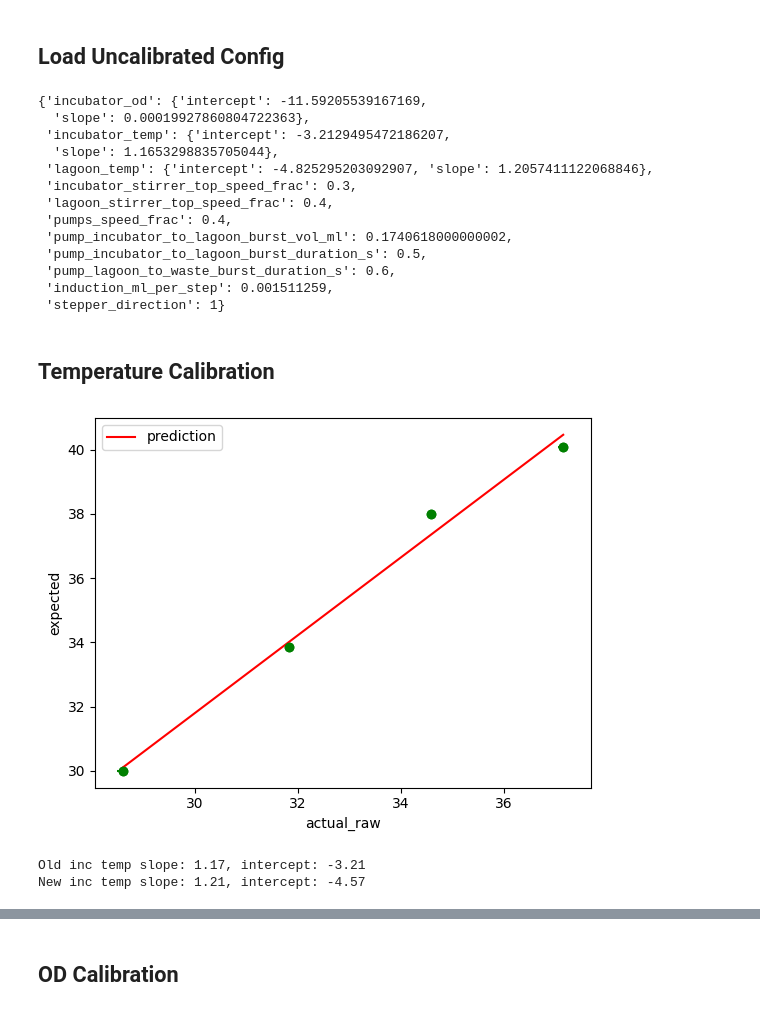
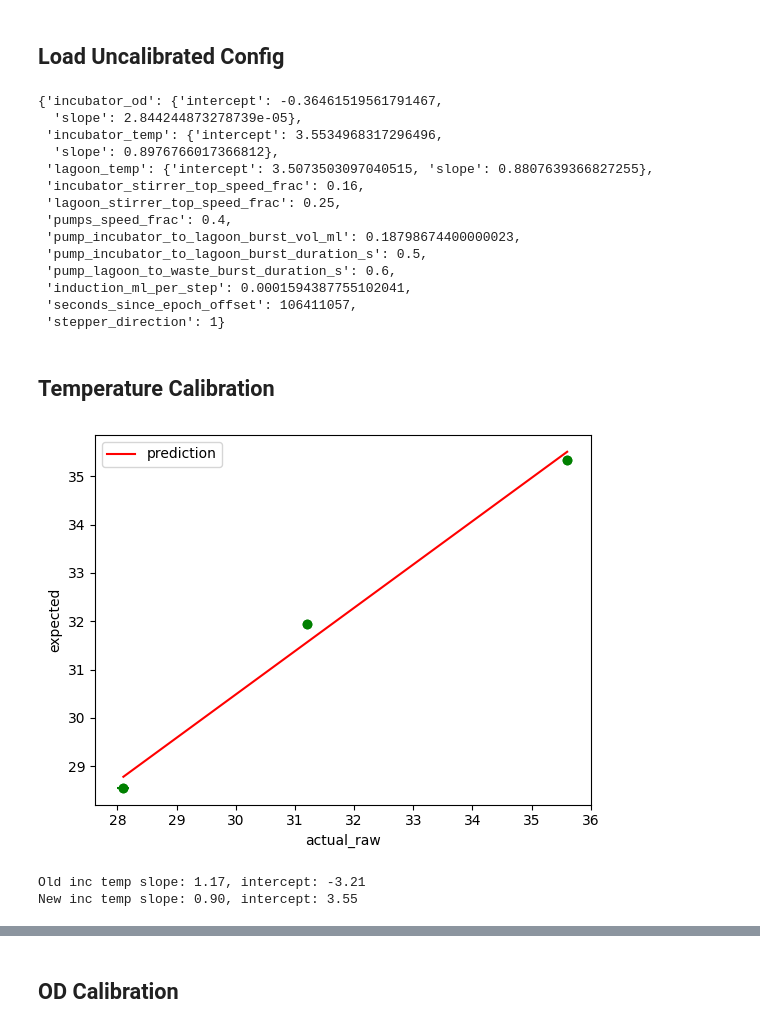
Before and after one commit to Schwank-Lab/evoflow-reactor, a Jupyter notebook: calibration/calibration.ipynb, the cells around one changed output, grey strips where cells are left out. Cells and saved outputs as stored; diff of their text form; code cells hidden in the pictures.

```diff
--- a/calibration/calibration.ipynb
+++ b/calibration/calibration.ipynb
@@ -5,7 +5,7 @@ from pathlib import Path
 import json
 import pandas as pd
 
-DATA_FOLDER = Path('../experiments/20240730_bravo')
+DATA_FOLDER = Path('../experiments/20240813_champ')
 
 with open(DATA_FOLDER / 'old_reactor_config.json') as f:
     cfg = json.load(f)
@@ -20,18 +20,19 @@ inc_stirrer_top_speed_frac = cfg['incubator_stirrer_top_speed_frac']
 stepper_rotation_direction = cfg['stepper_direction']
 cfg
 # %% [output]
-{'incubator_od': {'intercept': -11.59205539167169,
-  'slope': 0.00019927860804722363},
- 'incubator_temp': {'intercept': -3.2129495472186207,
-  'slope': 1.1653298835705044},
- 'lagoon_temp': {'intercept': -4.825295203092907, 'slope': 1.2057411122068846},
- 'incubator_stirrer_top_speed_frac': 0.3,
- 'lagoon_stirrer_top_speed_frac': 0.4,
+{'incubator_od': {'intercept': -0.36461519561791467,
+  'slope': 2.844244873278739e-05},
+ 'incubator_temp': {'intercept': 3.5534968317296496,
+  'slope': 0.8976766017366812},
+ 'lagoon_temp': {'intercept': 3.5073503097040515, 'slope': 0.8807639366827255},
+ 'incubator_stirrer_top_speed_frac': 0.16,
+ 'lagoon_stirrer_top_speed_frac': 0.25,
  'pumps_speed_frac': 0.4,
- 'pump_incubator_to_lagoon_burst_vol_ml': 0.1740618000000002,
+ 'pump_incubator_to_lagoon_burst_vol_ml': 0.18798674400000023,
  'pump_incubator_to_lagoon_burst_duration_s': 0.5,
  'pump_lagoon_to_waste_burst_duration_s': 0.6,
- 'induction_ml_per_step': 0.001511259,
+ 'induction_ml_per_step': 0.0001594387755102041,
+ 'seconds_since_epoch_offset': 106411057,
  'stepper_direction': 1}
 # %%
 from sklearn.linear_model import LinearRegression
@@ -61,15 +62,12 @@ def linear_fit_1d(df, x, y, show_plot=True, x_std=None, y_std=None):
 # %% [markdown]
 ## Temperature Calibration
 # %%
-
-
-
-inc_temp = pd.DataFrame({'expected': [30.0, 33.86, 38, 40.07], 'actual_raw': [28.6, 31.83, 34.59, 37.15], 'actual_std': [0.1, 0.04, 0.02, 0.1]})
+inc_temp = pd.DataFrame({'expected': [28.55, 31.95, 35.35], 'actual_raw': [28.1, 31.2, 35.6], 'actual_std': [0.1, 0.04, 0.02]})
 inc_temp_slope, inc_temp_intercept = linear_fit_1d(inc_temp, x='actual_raw', y='expected', x_std='actual_std')
 print(f'Old inc temp slope: {cfg["incubator_temp"]["slope"]:.2f}, intercept: {cfg["incubator_temp"]["intercept"]:.2f}')
 print(f'New inc temp slope: {inc_temp_slope:.2f}, intercept: {inc_temp_intercept:.2f}')
 # %% [output]
-[figure, old version]
+[figure, new version]
 Old inc temp slope: 1.17, intercept: -3.21
-New inc temp slope: 1.21, intercept: -4.57
+New inc temp slope: 0.90, intercept: 3.55
 # %%
```
Also changed, not shown: parts of 6 cells of this notebook.
